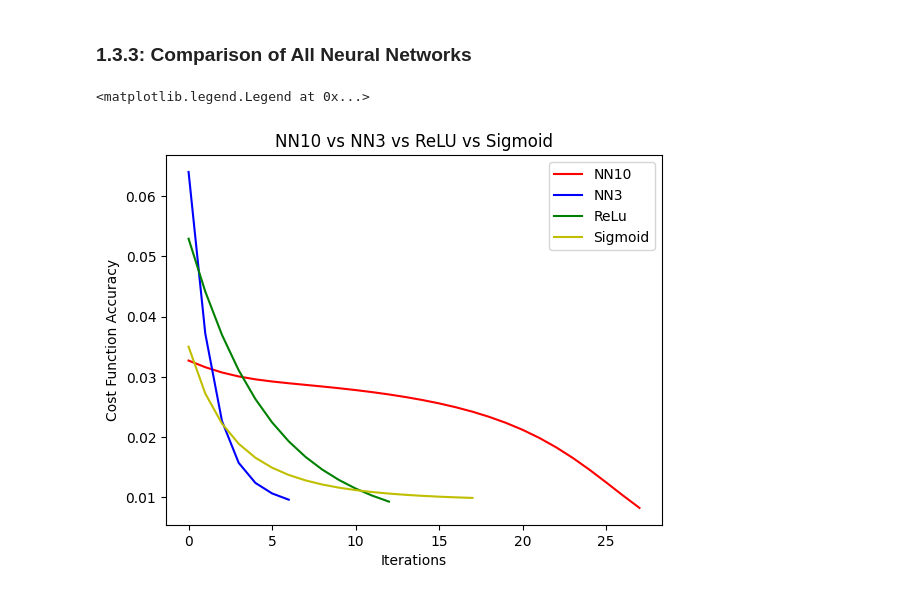
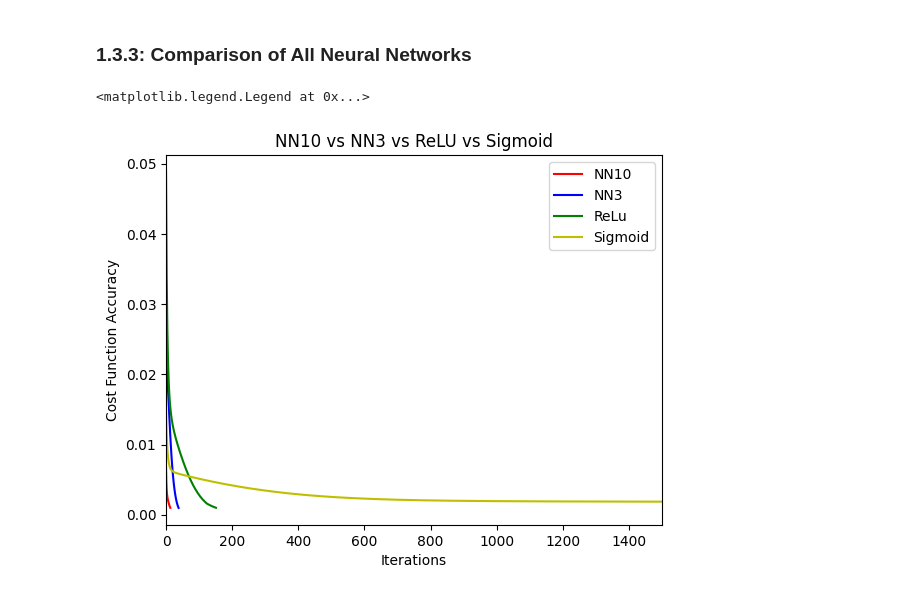
Before and after one commit to tyler-sales/cogsci131, a Jupyter notebook: NeuralNetsSummer23.ipynb, the cells around one changed output. Drawn from its saved outputs; the diff is of its cells as text; code cells hidden in the pictures.

Commit message:
Fixed Plots and Accuracy Check in While Loops

```diff
--- a/NeuralNetsSummer23.ipynb
+++ b/NeuralNetsSummer23.ipynb
@@ -293,10 +290,7 @@ cfa = relu_NN.costFunction(X, y) # cost function accuracy
 initial_cfa = cfa
 cfa_relu.append(cfa[0])
 
-while cfa > acc_threshold:
-
-    if iterations_relu >= 1000:
-        break
+while 1 - cfa < acc_threshold:
 
     iterations_relu += 1
     dJdW1,dJdW2 = relu_NN.costFunctionPrime(X,y)
@@ -309,8 +303,8 @@ while cfa > acc_threshold:
 
 print("Relu Stats \n---")
 print("Accuracy Threshold: " + str(acc_threshold))
-print("Initial CFA: " + str(initial_cfa))
-print("Updated CFA: " + str(cfa))
+print("Initial CFA: " + str(1 - initial_cfa))
+print("Updated CFA: " + str(1 - cfa))
 print("Iterations: " + str(iterations_relu))
 
 y_hat = relu_NN.forward(X)
@@ -348,10 +342,7 @@ cfa = sigmoid_NN.costFunction(X, y) # cost function accuracy
 initial_cfa = cfa
 cfa_sigmoid.append(cfa[0])
 
-while cfa > acc_threshold:
-
-    if iterations_sigmoid >= 1000:
-        break
+while 1 - cfa < acc_threshold:
 
     iterations_sigmoid += 1
     dJdW1,dJdW2 = sigmoid_NN.costFunctionPrime(X,y)
@@ -364,8 +355,8 @@ while cfa > acc_threshold:
 
 print("Sigmoid Stats \n---")
 print("Accuracy Threshold: " + str(acc_threshold))
-print("Initial CFA: " + str(initial_cfa))
-print("Updated CFA: " + str(cfa))
+print("Initial CFA: " + str(1 - initial_cfa))
+print("Updated CFA: " + str(1 - cfa))
 print("Iterations: " + str(iterations_sigmoid))
 
 y_hat = sigmoid_NN.forward(X)
@@ -456,10 +447,7 @@ cfa = NN_3.costFunction(X, y) # cost function accuracy
 initial_cfa = cfa
 cfa_NN3.append(cfa[0])
 
-while cfa > acc_threshold:
-
-    if iterations_NN3 >= 1000:
-        break
+while 1 - cfa < acc_threshold:
 
     iterations_NN3 += 1
     dJdW1,dJdW2, dJdW3 = NN_3.costFunctionPrime(X,y)
@@ -473,8 +461,8 @@ while cfa > acc_threshold:
 
 print("3 Unit Layer Stats \n---")
 print("Accuracy Threshold: " + str(acc_threshold))
-print("Initial CFA: " + str(initial_cfa))
-print("Updated CFA: " + str(cfa))
+print("Initial CFA: " + str(1 - initial_cfa))
+print("Updated CFA: " + str(1 - cfa))
 print("Iterations: " + str(iterations_NN3))
 
 y_hat = NN_3.forward(X)
@@ -512,10 +500,7 @@ cfa = NN_10.costFunction(X, y) # cost function accuracy
 initial_cfa = cfa
 cfa_NN10.append(cfa[0])
 
-while cfa > acc_threshold:
-
-    if iterations_NN10 >= 1000:
-        break
+while 1 - cfa < acc_threshold:
 
     iterations_NN10 += 1
     dJdW1,dJdW2, dJdW3 = NN_10.costFunctionPrime(X,y)
@@ -529,8 +514,8 @@ while cfa > acc_threshold:
 
 print("10 Unit Layer Stats \n---")
 print("Accuracy Threshold: " + str(acc_threshold))
-print("Initial CFA: " + str(initial_cfa))
-print("Updated CFA: " + str(cfa))
+print("Initial CFA: " + str(1 - initial_cfa))
+print("Updated CFA: " + str(1 - cfa))
 print("Iterations: " + str(iterations_NN10))
 
 y_hat = NN_10.forward(X)
@@ -560,20 +545,22 @@ Text(0, 0.5, 'Cost Function Accuracy')
 # %%
 #x_axis = np.arange(0, max([iterations_NN10, iterations_NN3, iterations_relu, iterations_sigmoid]) + 1)
 
 # Create a single figure and axes
 fig, ax = plt.subplots()
 
 # Plot the first line
 ax.plot(np.arange(0, iterations_NN10 + 1), cfa_NN10, label='NN10', color='r')
 ax.plot(np.arange(0, iterations_NN3 + 1), cfa_NN3, label='NN3', color='b')
 ax.plot(np.arange(0, iterations_relu + 1), cfa_relu, label='ReLu', color='g')
 ax.plot(np.arange(0, iterations_sigmoid + 1), cfa_sigmoid, label='Sigmoid', color='y')
 
 # Add labels, title, and legend
+plt.xlim(0, 1500)
+
 ax.set_xlabel('Iterations')
 ax.set_ylabel('Cost Function Accuracy')
 ax.set_title('NN10 vs NN3 vs ReLU vs Sigmoid')
 ax.legend()
 # %% [output]
 <matplotlib.legend.Legend at 0x...>
-[figure, old version]
+[figure, new version]
```
Also changed, not shown: parts of 18 cells of this notebook.
